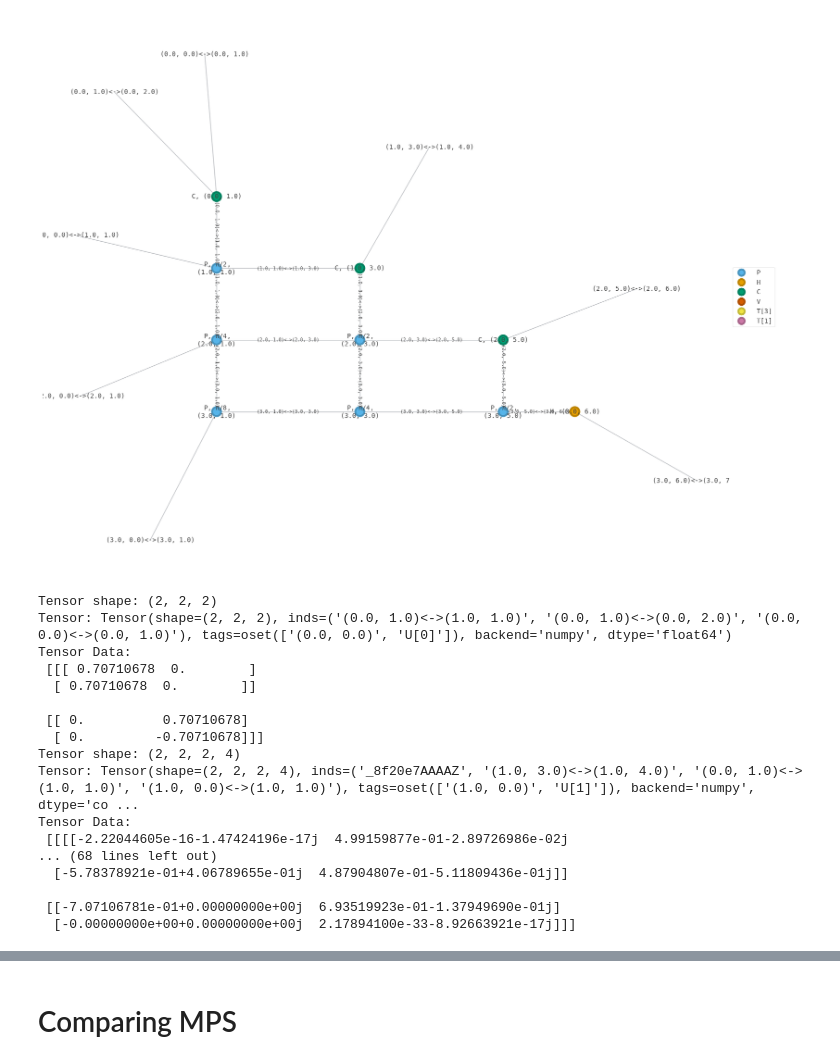
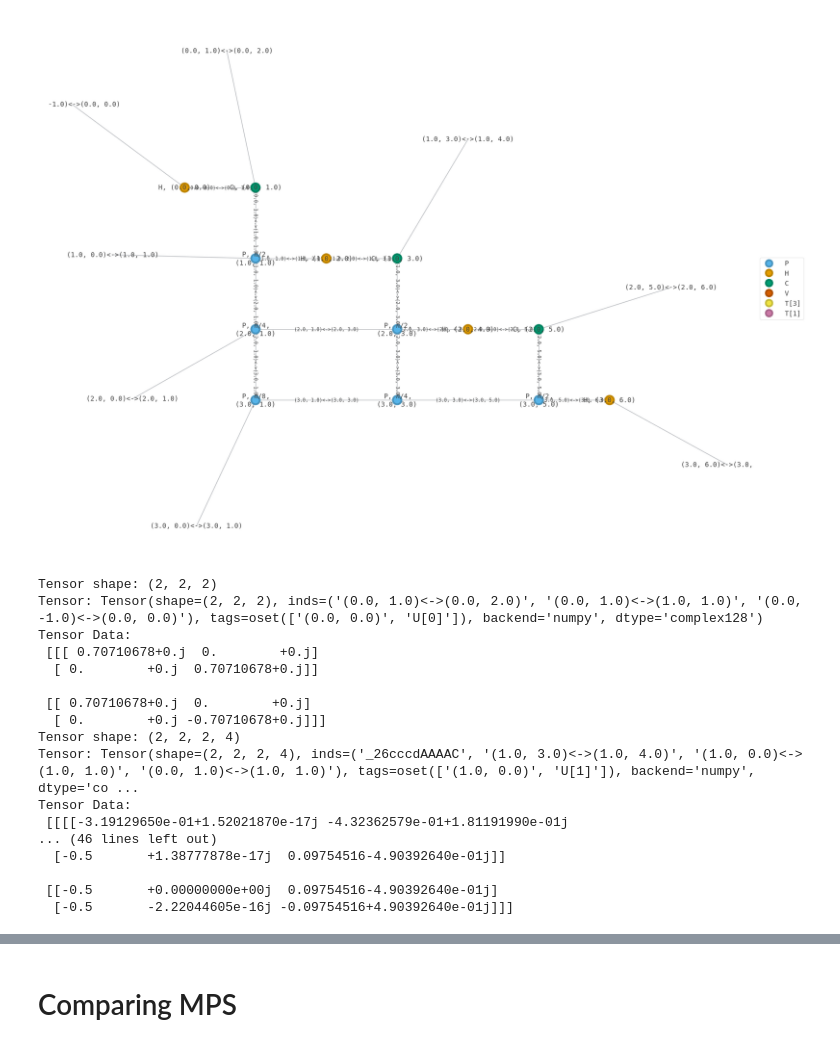
Before and after one commit to the-iron-ryan/MPO_QFT, a Jupyter notebook: QFT_MPO.ipynb, the cells around one changed output, grey strips where cells are left out. Saved outputs shown, nothing was run; the diff lists cells and outputs as text; code cells hidden in the pictures.

```diff
--- a/QFT_MPO.ipynb
+++ b/QFT_MPO.ipynb
@@ -8,26 +8,26 @@ from qiskit.visualization import array_to_latex
 # %%
 QFT_MPO = QFT(4)
 QFT_MPO.create_circuit()
 QFT_MPO.draw()
-mpo = QFT_MPO.create_MPO(max_bond_dim=-1, cutoff=1e-15, verbose=False, reverse=False)
+mpo = QFT_MPO.create_MPO(max_bond_dim=-1, cutoff=1e-15, verbose=False, reverse=True)
 
 mpo.draw()
 # %% [output]
-[figure, old version]
+[figure, new version]
 Tensor shape: (2, 2, 2)
-Tensor: Tensor(shape=(2, 2, 2), inds=('(0.0, 1.0)<->(1.0, 1.0)', '(0.0, 1.0)<->(0.0, 2.0)', '(0.0, 0.0)<->(0.0, 1.0)'), tags=oset(['(0.0, 0.0)', 'U[0]']), backend='numpy', dtype='float64')
+Tensor: Tensor(shape=(2, 2, 2), inds=('(0.0, 1.0)<->(0.0, 2.0)', '(0.0, 1.0)<->(1.0, 1.0)', '(0.0, -1.0)<->(0.0, 0.0)'), tags=oset(['(0.0, 0.0)', 'U[0]']), backend='numpy', dtype='complex128')
 Tensor Data:
- [[[ 0.70710678  0.        ]
-  [ 0.70710678  0.        ]]
+ [[[ 0.70710678+0.j  0.        +0.j]
+  [ 0.        +0.j  0.70710678+0.j]]
 
- [[ 0.          0.70710678]
-  [ 0.         -0.70710678]]]
+ [[ 0.70710678+0.j  0.        +0.j]
+  [ 0.        +0.j -0.70710678+0.j]]]
 Tensor shape: (2, 2, 2, 4)
-Tensor: Tensor(shape=(2, 2, 2, 4), inds=('_8f20e7AAAAZ', '(1.0, 3.0)<->(1.0, 4.0)', '(0.0, 1.0)<->(1.0, 1.0)', '(1.0, 0.0)<->(1.0, 1.0)'), tags=oset(['(1.0, 0.0)', 'U[1]']), backend='numpy', dtype='co ...
+Tensor: Tensor(shape=(2, 2, 2, 4), inds=('_26cccdAAAAC', '(1.0, 3.0)<->(1.0, 4.0)', '(1.0, 0.0)<->(1.0, 1.0)', '(0.0, 1.0)<->(1.0, 1.0)'), tags=oset(['(1.0, 0.0)', 'U[1]']), backend='numpy', dtype='co ...
 Tensor Data:
- [[[[-2.22044605e-16-1.47424196e-17j  4.99159877e-01-2.89726986e-02j
-... (68 lines left out)
-  [-5.78378921e-01+4.06789655e-01j  4.87904807e-01-5.11809436e-01j]]
+ [[[[-3.19129650e-01+1.52021870e-17j -4.32362579e-01+1.81191990e-01j
+... (46 lines left out)
+  [-0.5       +1.38777878e-17j  0.09754516-4.90392640e-01j]]
 
- [[-7.07106781e-01+0.00000000e+00j  6.93519923e-01-1.37949690e-01j]
-  [-0.00000000e+00+0.00000000e+00j  2.17894100e-33-8.92663921e-17j]]]
+ [[-0.5       +0.00000000e+00j  0.09754516-4.90392640e-01j]
+  [-0.5       -2.22044605e-16j -0.09754516+4.90392640e-01j]]]
```
Also changed, not shown: parts of 11 cells of this notebook, 3 other files.
